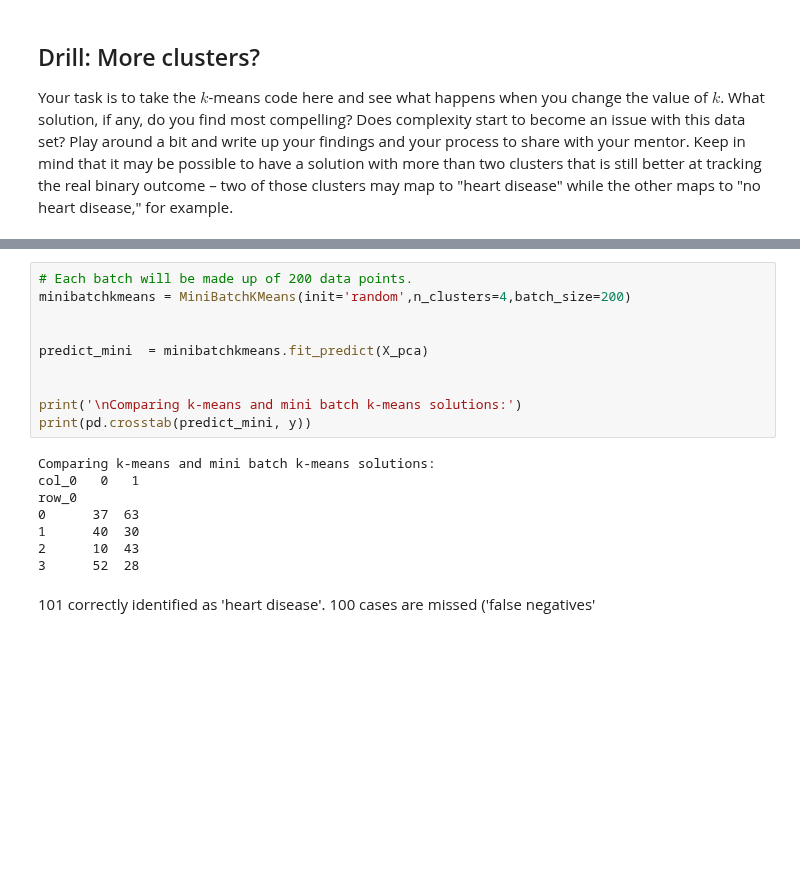
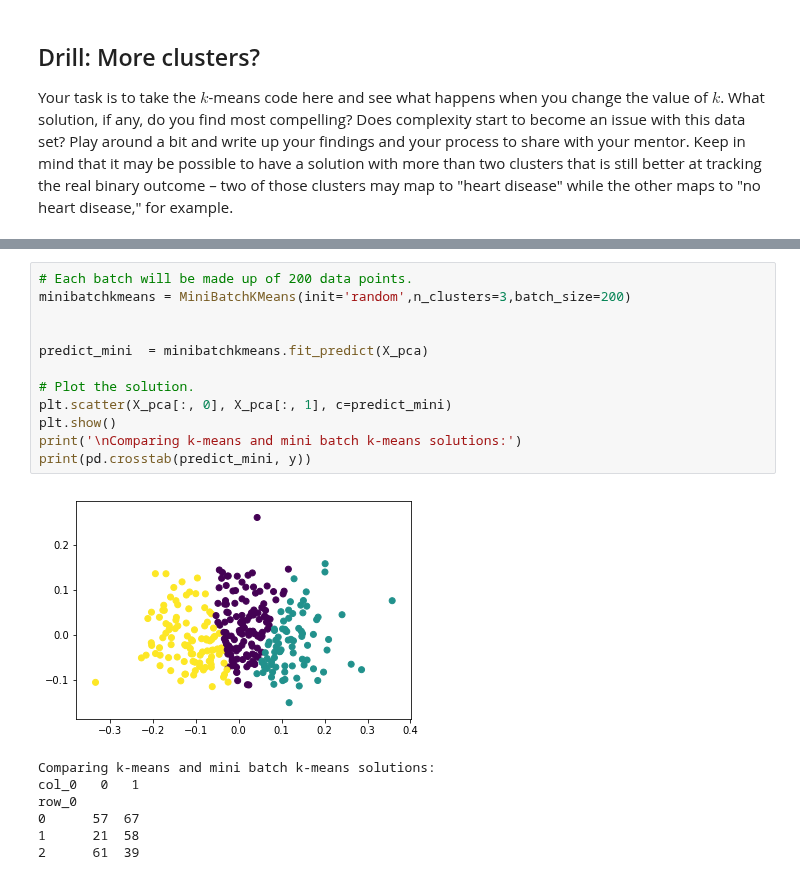
Before and after one commit to innawendell/Describing-Data-, a Jupyter notebook: 4.2.2+K-Means.ipynb, the cells around one changed output, grey strips where cells are left out. Cells and saved outputs as stored; diff of their text form; blank space fills up the shorter version.

```diff
--- a/4.2.2+K-Means.ipynb
+++ b/4.2.2+K-Means.ipynb
@@ -164,20 +175,20 @@ row_0
 # %%
 # Each batch will be made up of 200 data points.
-minibatchkmeans = MiniBatchKMeans(init='random',n_clusters=4,batch_size=200)
+minibatchkmeans = MiniBatchKMeans(init='random',n_clusters=3,batch_size=200)
 
 
 predict_mini  = minibatchkmeans.fit_predict(X_pca)
 
-
+# Plot the solution.
+plt.scatter(X_pca[:, 0], X_pca[:, 1], c=predict_mini)
+plt.show()
 print('\nComparing k-means and mini batch k-means solutions:')
 print(pd.crosstab(predict_mini, y))
 # %% [output]
+[figure, added]
 Comparing k-means and mini batch k-means solutions:
 col_0   0   1
 row_0
-0      37  63
-1      40  30
-2      10  43
-3      52  28
+0      57  67
+1      21  58
+2      61  39
-# %% [markdown]
-101 correctly identified as 'heart disease'. 100 cases are missed ('false negatives'
```
Also changed, not shown: parts of 13 cells of this notebook.
